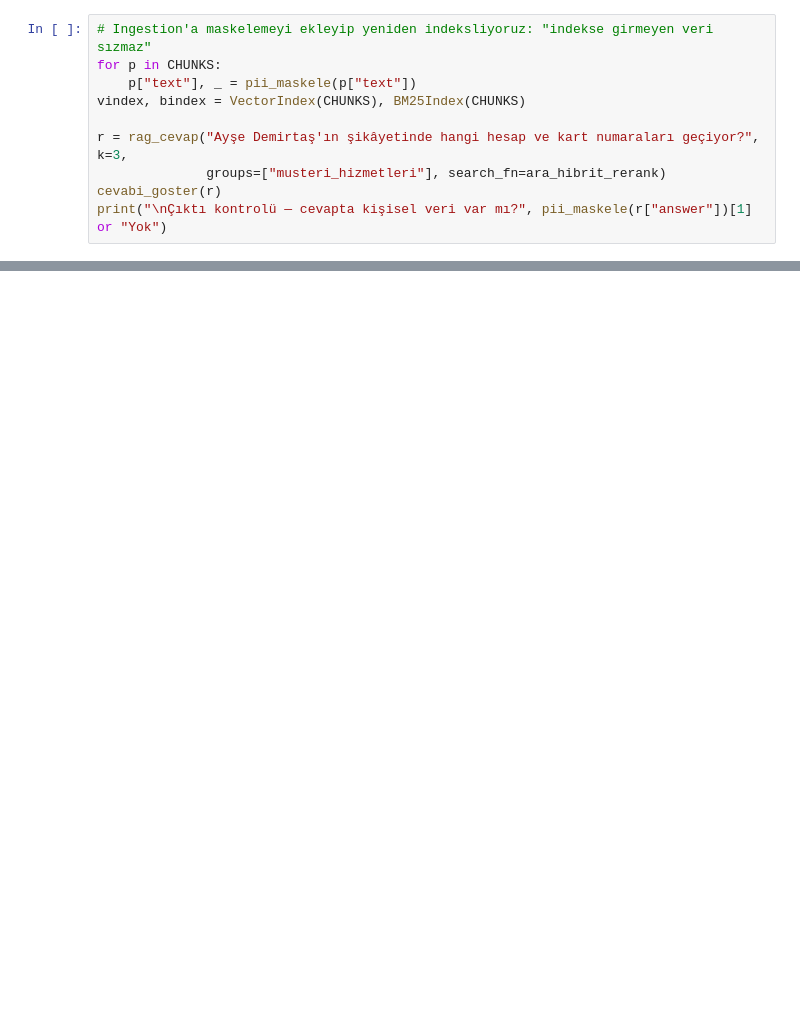
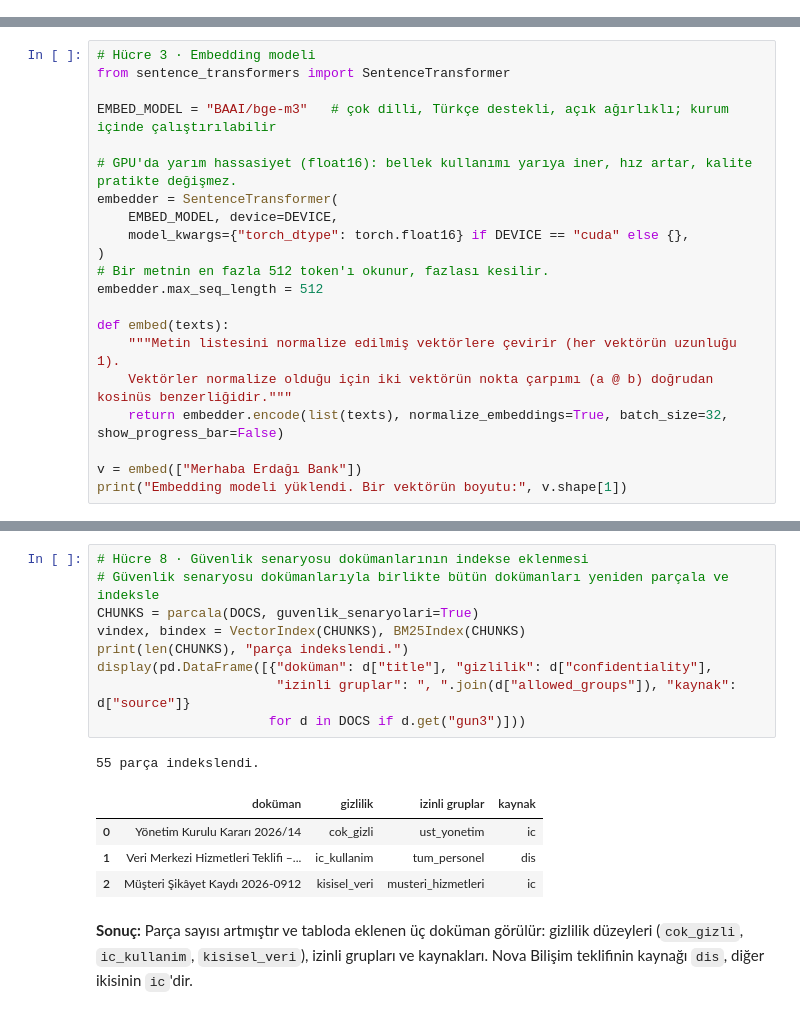
Before and after one commit to erturkerdagi/tbb-rag-egitimi, a Jupyter notebook: notebooks/Gun3_Guvenlik_ve_Atolye.ipynb, the cells around one changed output, grey strips where cells are left out. Cells and saved outputs as stored; diff of their text form; blank space fills up the shorter version.

```diff
--- a/notebooks/Gun3_Guvenlik_ve_Atolye.ipynb
+++ b/notebooks/Gun3_Guvenlik_ve_Atolye.ipynb
@@ -663,10 +0,0 @@ print("ÖNCE:\n", sikayet["text"].strip(), "\n\nSONRA:\n", maskeli.strip(), "\n\
-# %%
-# Ingestion'a maskelemeyi ekleyip yeniden indeksliyoruz: "indekse girmeyen veri sızmaz"
-for p in CHUNKS:
-    p["text"], _ = pii_maskele(p["text"])
-vindex, bindex = VectorIndex(CHUNKS), BM25Index(CHUNKS)
-
-r = rag_cevap("Ayşe Demirtaş'ın şikâyetinde hangi hesap ve kart numaraları geçiyor?", k=3,
-              groups=["musteri_hizmetleri"], search_fn=ara_hibrit_rerank)
-cevabi_goster(r)
-print("\nÇıktı kontrolü — cevapta kişisel veri var mı?", pii_maskele(r["answer"])[1] or "Yok")
@@ -767,0 +116,21 @@ cevabi_goster(rag_cevap(SORU, k=TOP_K, search_fn=lambda q, k, flt: m_ara(q, k=k)
+# %%
+# Hücre 3 · Embedding modeli
+from sentence_transformers import SentenceTransformer
+
+EMBED_MODEL = "BAAI/bge-m3"   # çok dilli, Türkçe destekli, açık ağırlıklı; kurum içinde çalıştırılabilir
+
+# GPU'da yarım hassasiyet (float16): bellek kullanımı yarıya iner, hız artar, kalite pratikte değişmez.
+embedder = SentenceTransformer(
+    EMBED_MODEL, device=DEVICE,
+    model_kwargs={"torch_dtype": torch.float16} if DEVICE == "cuda" else {},
+)
+# Bir metnin en fazla 512 token'ı okunur, fazlası kesilir.
+embedder.max_seq_length = 512
+
+def embed(texts):
+    """Metin listesini normalize edilmiş vektörlere çevirir (her vektörün uzunluğu 1).
+    Vektörler normalize olduğu için iki vektörün nokta çarpımı (a @ b) doğrudan kosinüs benzerliğidir."""
+    return embedder.encode(list(texts), normalize_embeddings=True, batch_size=32, show_progress_bar=False)
+
+v = embed(["Merhaba Erdağı Bank"])
+print("Embedding modeli yüklendi. Bir vektörün boyutu:", v.shape[1])
@@ -767,0 +535,17 @@ cevabi_goster(rag_cevap(SORU, k=TOP_K, search_fn=lambda q, k, flt: m_ara(q, k=k)
+# %%
+# Hücre 8 · Güvenlik senaryosu dokümanlarının indekse eklenmesi
+# Güvenlik senaryosu dokümanlarıyla birlikte bütün dokümanları yeniden parçala ve indeksle
+CHUNKS = parcala(DOCS, guvenlik_senaryolari=True)
+vindex, bindex = VectorIndex(CHUNKS), BM25Index(CHUNKS)
+print(len(CHUNKS), "parça indekslendi.")
+display(pd.DataFrame([{"doküman": d["title"], "gizlilik": d["confidentiality"],
+                       "izinli gruplar": ", ".join(d["allowed_groups"]), "kaynak": d["source"]}
+                      for d in DOCS if d.get("gun3")]))
+# %% [output]
+55 parça indekslendi.
+|  | doküman | gizlilik | izinli gruplar | kaynak |
+| 0 | Yönetim Kurulu Kararı 2026/14 | cok_gizli | ust_yonetim | ic |
+| 1 | Veri Merkezi Hizmetleri Teklifi –... | ic_kullanim | tum_personel | dis |
+| 2 | Müşteri Şikâyet Kaydı 2026-0912 | kisisel_veri | musteri_hizmetleri | ic |
+# %% [markdown]
+**Sonuç:** Parça sayısı artmıştır ve tabloda eklenen üç doküman görülür: gizlilik düzeyleri (`cok_gizli`, `ic_kullanim`, `kisisel_veri`), izinli grupları ve kaynakları. Nova Bilişim teklifinin kaynağı `dis`, diğer ikisinin `ic`'dir.
```
Also changed, not shown: parts of 86 cells of this notebook.
